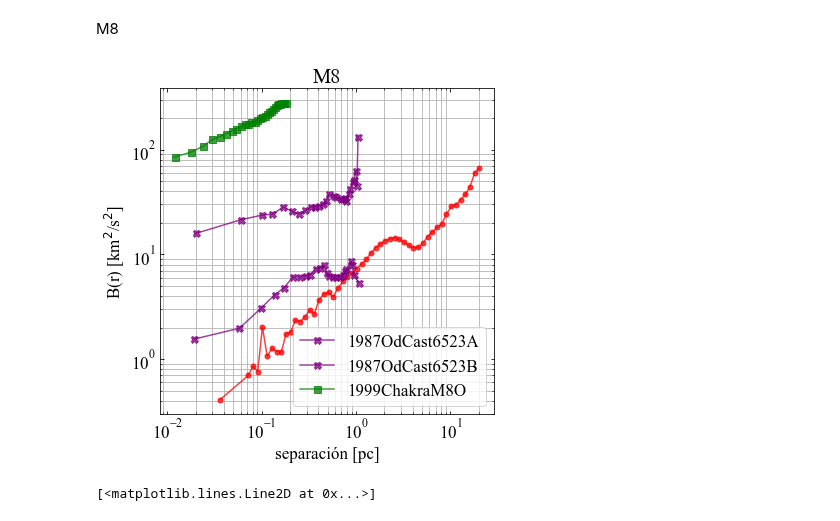
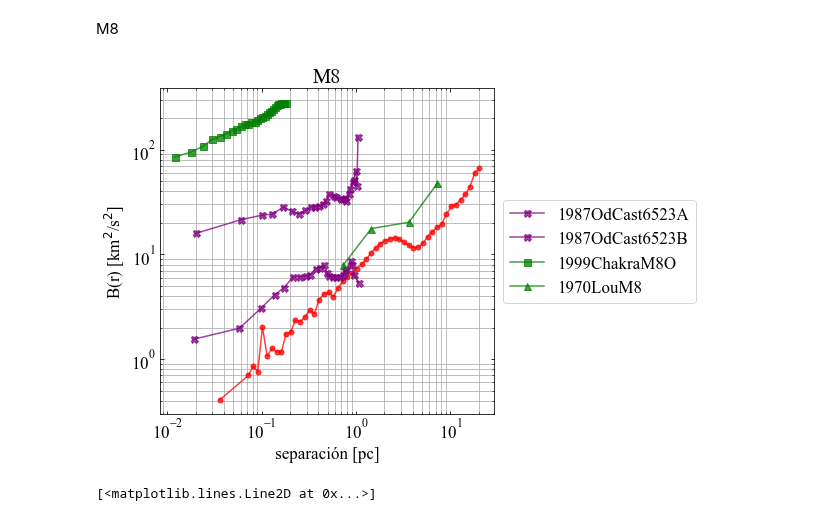
Before and after one commit to JavGVastro/PhD.Paper, a Jupyter notebook: state-of-art/structure-functions-catalogue.ipynb, the cells around one changed output. Drawn from its saved outputs; the diff is of its cells as text; code cells hidden in the pictures.

```diff
--- a/state-of-art/structure-functions-catalogue.ipynb
+++ b/state-of-art/structure-functions-catalogue.ipynb
@@ -315,22 +317,23 @@ r_M8 = SFresults[samples_results[0][7]]["s"]#[mask]
 # %%
 fig, ax=plt.subplots(figsize=(6,6))
 
 
 plt.loglog(r_M8,B_M8,marker='o',color='red',alpha=0.75, markersize=5)
 plt.loglog(DataH[9].pc,DataH[9].S,marker='X',color='purple',alpha=0.75, markersize=7, label=  DataNH[9])
 plt.loglog(DataH[10].pc,DataH[10].S,marker='X',color='purple',alpha=0.75, markersize=7, label=  DataNH[10])
 plt.loglog(DataH[25].pc*0.006,DataH[25].S,marker='s',color='green',alpha=0.75, markersize=7, label=  DataNH[25])
+plt.loglog(DataH[26].pc*0.363,DataH[26].S**2,marker='^',color='green',alpha=0.75, markersize=7, label=  DataNH[26])
 
 
 ax.set(xlabel='separación [pc]', ylabel='B(r) [km$^{2}$/s$^{2}$]')
 plt.tick_params(which='both', labelright=False, direction='in', right=True,  top=True)
 plt.grid(which='minor')
 plt.title('M8')
-plt.legend()
+plt.legend(loc='center left', bbox_to_anchor=(1, 0.5))
 fig.savefig('plots/comp-M8.pdf',
               bbox_inches='tight')
 # %% [output]
-[figure, old version]
+[figure, new version]
 # %%
 B={}
 r={}
```
Also changed, not shown: parts of 4 cells of this notebook, 4 other files.
